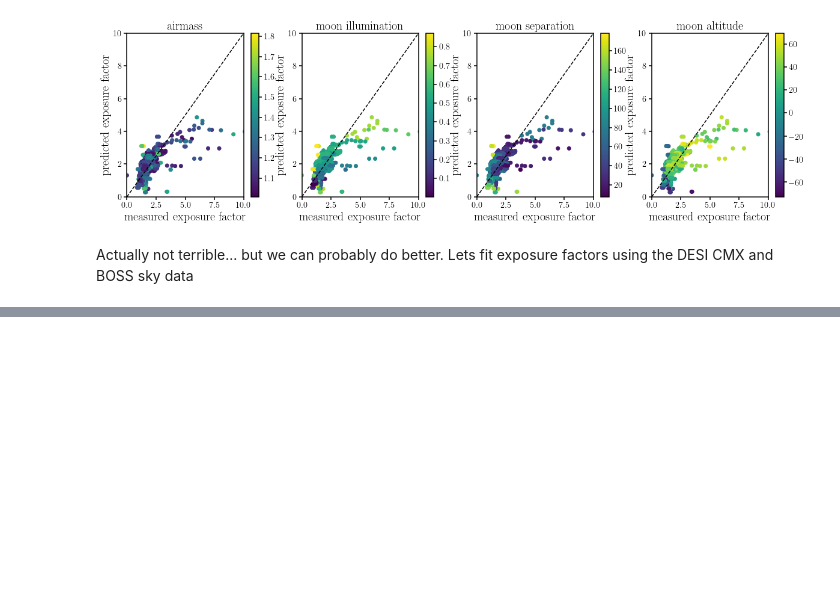
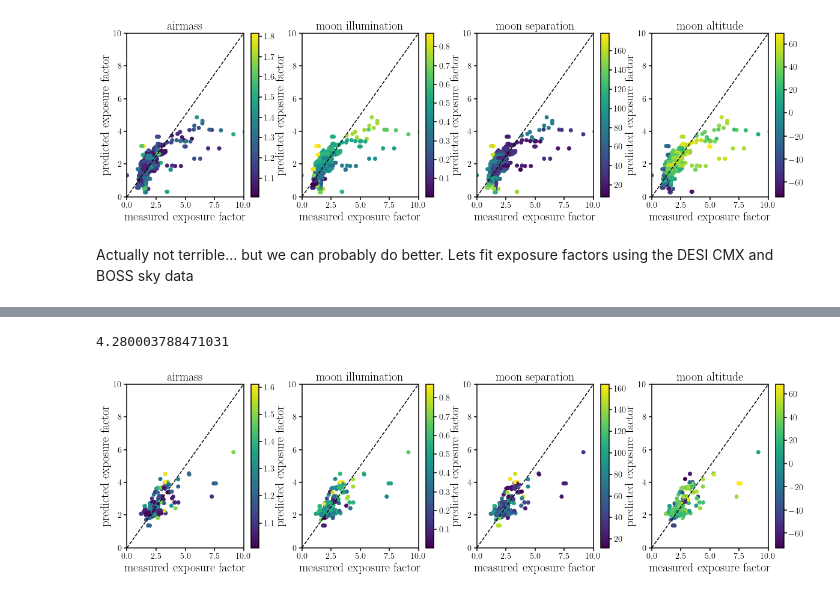
Before and after one commit to desi-bgs/feasiBGS, a Jupyter notebook: notebook/cmx/exposure_factor_refit.ipynb, the cells around one changed output, grey strips where cells are left out. Drawn from its saved outputs; the diff is of its cells as text; code cells hidden in the pictures; blank space fills up the shorter version.

```diff
--- a/notebook/cmx/exposure_factor_refit.ipynb
+++ b/notebook/cmx/exposure_factor_refit.ipynb
@@ -515,0 +518,14 @@ The model v1 exposure factors aren't perfect but works pretty well for the DESI
+# %%
+theta_train, theta_test, fexp_7000_train, fexp_7000_test = train_test_split(
+    np.vstack([
+        np.concatenate([cmx_skies['airmass'], boss_skies['airmass']]),
+        np.concatenate([cmx_skies['moon_ill'], boss_skies['moon_ill']]),
+        np.concatenate([cmx_skies['moon_sep'], boss_skies['moon_sep']]),
+        np.concatenate([cmx_skies['moon_alt'], boss_skies['moon_alt']])]).T,
+    np.concatenate([desi_7000, boss_7000]),
+    test_size=0.2,
+    random_state=0)
+# %%
+n_order = 3
+regress_fexp_7000 = make_pipeline(PolynomialFeatures(n_order), Ridge(alpha=0.1))
+regress_fexp_7000.fit(theta_train, fexp_7000_train)
@@ -515,0 +542,4 @@ The model v1 exposure factors aren't perfect but works pretty well for the DESI
+# %%
+steps_7000 = regress_fexp_7000.get_params()
+_notwiCoefficients_7000_v1 = steps_7000['ridge'].coef_
+_notwiIntercept_7000_v1 = steps_7000['ridge'].intercept_
@@ -515,0 +558,32 @@ The model v1 exposure factors aren't perfect but works pretty well for the DESI
+# %%
+_notwiIntercept_7000_v1
+# %% [output]
+4.280003788471031
+# %%
+def exposure_factor_model_7000v1(airmass, moon_frac, moon_sep, moon_alt):
+    ''' third degree polynomial regression fit to exposure factor
+    '''
+    theta = np.atleast_2d(np.array([airmass, moon_frac, moon_sep, moon_alt]).T)
+
+    combs = chain.from_iterable(combinations_with_replacement(range(4), i) for i in range(0, n_order+1))
+    theta_transform = np.empty((theta.shape[0], len(_notwiCoefficients_7000_v1)))
+    for i, comb in enumerate(combs):
+        theta_transform[:, i] = theta[:, comb].prod(1)
+
+    return np.dot(theta_transform, _notwiCoefficients_7000_v1.T) + _notwiIntercept_7000_v1
+# %%
+lbls = ['airmass', 'moon illumination', 'moon separation', 'moon altitude', 'sun separation', 'sun altitude']
+
+fig = plt.figure(figsize=(20,5))
+for i, k in enumerate(['airmass', 'moon_ill', 'moon_sep', 'moon_alt']):
+    sub = fig.add_subplot(1,4,i+1)
+    _plt = sub.scatter(fexp_7000_test, exposure_factor_model_7000v1(*theta_test.T), c=theta_test[:,i])
+    sub.plot([0., 20.], [0., 20.], c='k', ls='--')
+    sub.set_xlabel('measured exposure factor', fontsize=20)
+    sub.set_xlim([0., 10.])
+    sub.set_ylabel('predicted exposure factor', fontsize=20)
+    sub.set_ylim([0., 10.])
+    sub.set_title(lbls[i], fontsize=20)
+    fig.colorbar(_plt)
+# %% [output]
+[figure, added]
```
Also changed, not shown: parts of 27 cells of this notebook, 1 other file.
